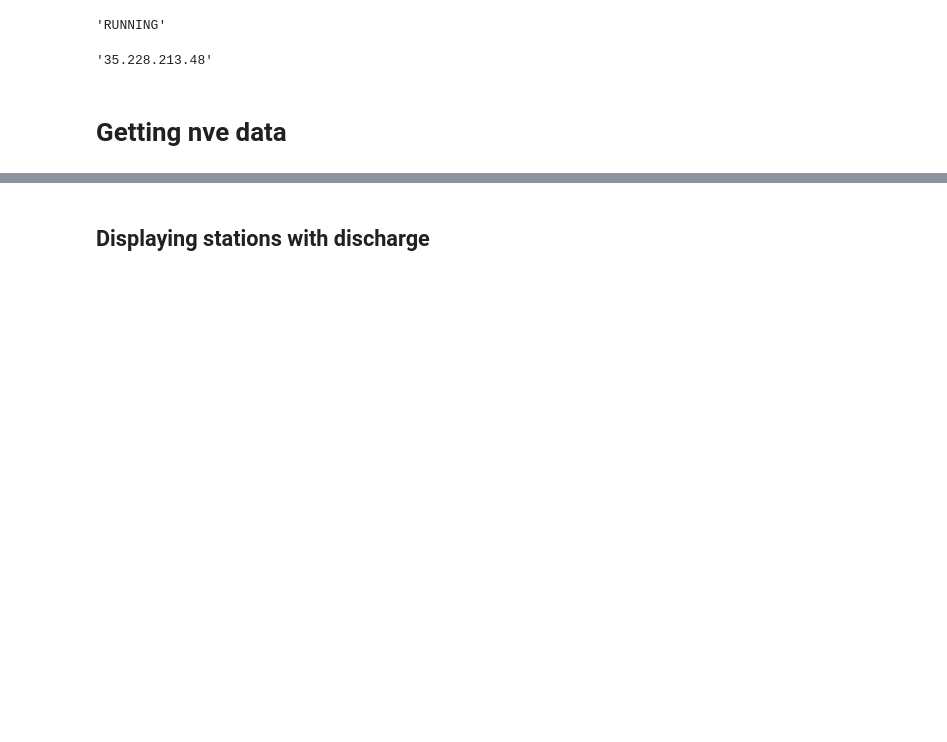
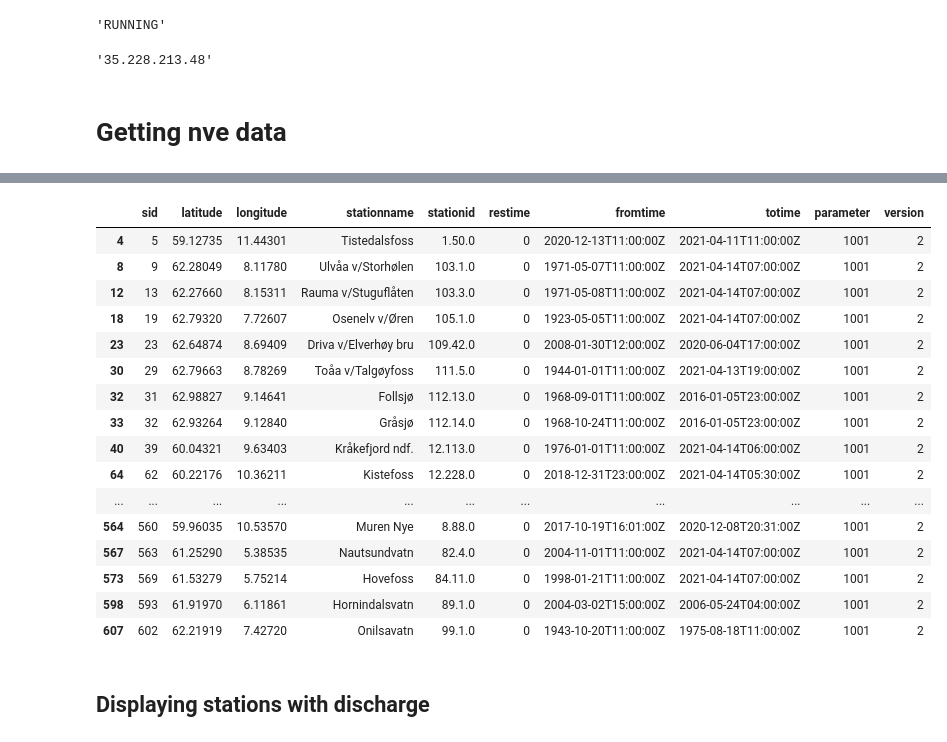
Before and after one commit to Lecheps/catchCan_tools, a Jupyter notebook: get_nve_data.ipynb, the cells around one changed output, grey strips where cells are left out. Cells and saved outputs as stored; diff of their text form; code cells hidden in the pictures; blank space fills up the shorter version.

```diff
--- a/get_nve_data.ipynb
+++ b/get_nve_data.ipynb
@@ -277,3 +243,23 @@ display(water_temp)
+# %%
+display(water_temp.loc[water_temp['version']==2])
+# %% [output]
+|  | sid | latitude | longitude | stationname | stationid | restime | fromtime | totime | parameter | version |
+| 4 | 5 | 59.12735 | 11.44301 | Tistedalsfoss | 1.50.0 | 0 | 2020-12-13T11:00:00Z | 2021-04-11T11:00:00Z | 1001 | 2 |
+| 8 | 9 | 62.28049 | 8.11780 | Ulvåa v/Storhølen | 103.1.0 | 0 | 1971-05-07T11:00:00Z | 2021-04-14T07:00:00Z | 1001 | 2 |
+| 12 | 13 | 62.27660 | 8.15311 | Rauma v/Stuguflåten | 103.3.0 | 0 | 1971-05-08T11:00:00Z | 2021-04-14T07:00:00Z | 1001 | 2 |
+| 18 | 19 | 62.79320 | 7.72607 | Osenelv v/Øren | 105.1.0 | 0 | 1923-05-05T11:00:00Z | 2021-04-14T07:00:00Z | 1001 | 2 |
+| 23 | 23 | 62.64874 | 8.69409 | Driva v/Elverhøy bru | 109.42.0 | 0 | 2008-01-30T12:00:00Z | 2020-06-04T17:00:00Z | 1001 | 2 |
+| 30 | 29 | 62.79663 | 8.78269 | Toåa v/Talgøyfoss | 111.5.0 | 0 | 1944-01-01T11:00:00Z | 2021-04-13T19:00:00Z | 1001 | 2 |
+| 32 | 31 | 62.98827 | 9.14641 | Follsjø | 112.13.0 | 0 | 1968-09-01T11:00:00Z | 2016-01-05T23:00:00Z | 1001 | 2 |
+| 33 | 32 | 62.93264 | 9.12840 | Gråsjø | 112.14.0 | 0 | 1968-10-24T11:00:00Z | 2016-01-05T23:00:00Z | 1001 | 2 |
+| 40 | 39 | 60.04321 | 9.63403 | Kråkefjord ndf. | 12.113.0 | 0 | 1976-01-01T11:00:00Z | 2021-04-14T06:00:00Z | 1001 | 2 |
+| 64 | 62 | 60.22176 | 10.36211 | Kistefoss | 12.228.0 | 0 | 2018-12-31T23:00:00Z | 2021-04-14T05:30:00Z | 1001 | 2 |
+| ... | ... | ... | ... | ... | ... | ... | ... | ... | ... | ... |
+| 564 | 560 | 59.96035 | 10.53570 | Muren Nye | 8.88.0 | 0 | 2017-10-19T16:01:00Z | 2020-12-08T20:31:00Z | 1001 | 2 |
+| 567 | 563 | 61.25290 | 5.38535 | Nautsundvatn | 82.4.0 | 0 | 2004-11-01T11:00:00Z | 2021-04-14T07:00:00Z | 1001 | 2 |
+| 573 | 569 | 61.53279 | 5.75214 | Hovefoss | 84.11.0 | 0 | 1998-01-21T11:00:00Z | 2021-04-14T07:00:00Z | 1001 | 2 |
+| 598 | 593 | 61.91970 | 6.11861 | Hornindalsvatn | 89.1.0 | 0 | 2004-03-02T15:00:00Z | 2006-05-24T04:00:00Z | 1001 | 2 |
+| 607 | 602 | 62.21919 | 7.42720 | Onilsavatn | 99.1.0 | 0 | 1943-10-20T11:00:00Z | 1975-08-18T11:00:00Z | 1001 | 2 |
 # %%
 query('''alter table {0}.dummy add column geom geography(point,4326);
 update {0}.dummy set geom = ST_SetSRID(ST_MakePoint(longitude, latitude),4326);'''.format(schema),fetch=False)
```
Also changed, not shown: parts of 25 cells of this notebook.
